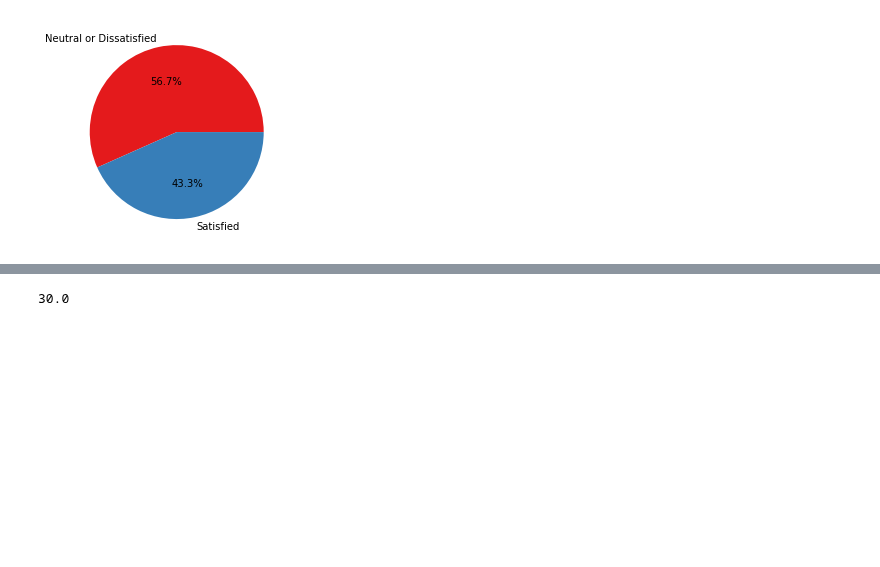
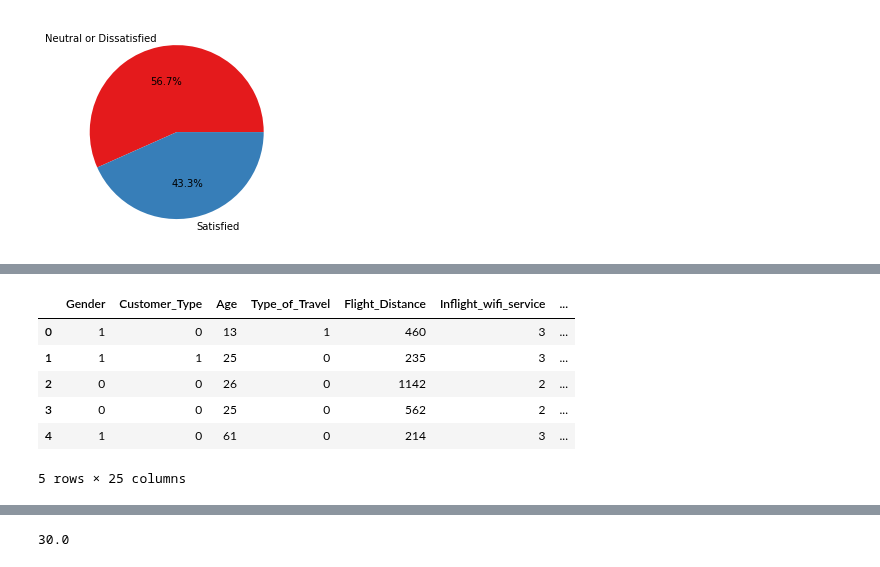
Before and after one commit to speplinski3/G3_Santander_Customer_Satisfaction, a Jupyter notebook: Airline_Customer_Satisfaction_ML_Wuyang.ipynb, the cells around one changed output, grey strips where cells are left out. Drawn from its saved outputs; the diff is of its cells as text; code cells hidden in the pictures; blank space fills up the shorter version.

```diff
--- a/Airline_Customer_Satisfaction_ML_Wuyang.ipynb
+++ b/Airline_Customer_Satisfaction_ML_Wuyang.ipynb
@@ -275,0 +309,5 @@ categorical_features = ['Gender', 'Customer Type','Type of Travel', 'Class',
+# %%
+# Fit and transform the OneHotEncoder with the col_transform list
+encode_df=pd.DataFrame(enc.fit_transform(Customer_Satisfaction_df[['Class']]))
+# Add the encoded variable names to the dataframe
+encode_df.columns = enc.get_feature_names_out(['Class'])
@@ -275,0 +323,11 @@ categorical_features = ['Gender', 'Customer Type','Type of Travel', 'Class',
+# %%
+Customer_Satisfaction_df=Customer_Satisfaction_df.merge(encode_df, left_index=True, right_index=True).drop(['Class'], 1)
+Customer_Satisfaction_df.head()
+# %% [output]
+|  | Gender | Customer_Type | Age | Type_of_Travel | Flight_Distance | Inflight_wifi_service | ... |
+| 0 | 1 | 0 | 13 | 1 | 460 | 3 | ... |
+| 1 | 1 | 1 | 25 | 0 | 235 | 3 | ... |
+| 2 | 0 | 0 | 26 | 0 | 1142 | 2 | ... |
+| 3 | 0 | 0 | 25 | 0 | 562 | 2 | ... |
+| 4 | 1 | 0 | 61 | 0 | 214 | 3 | ... |
+5 rows × 25 columns
```
Also changed, not shown: parts of 34 cells of this notebook.
